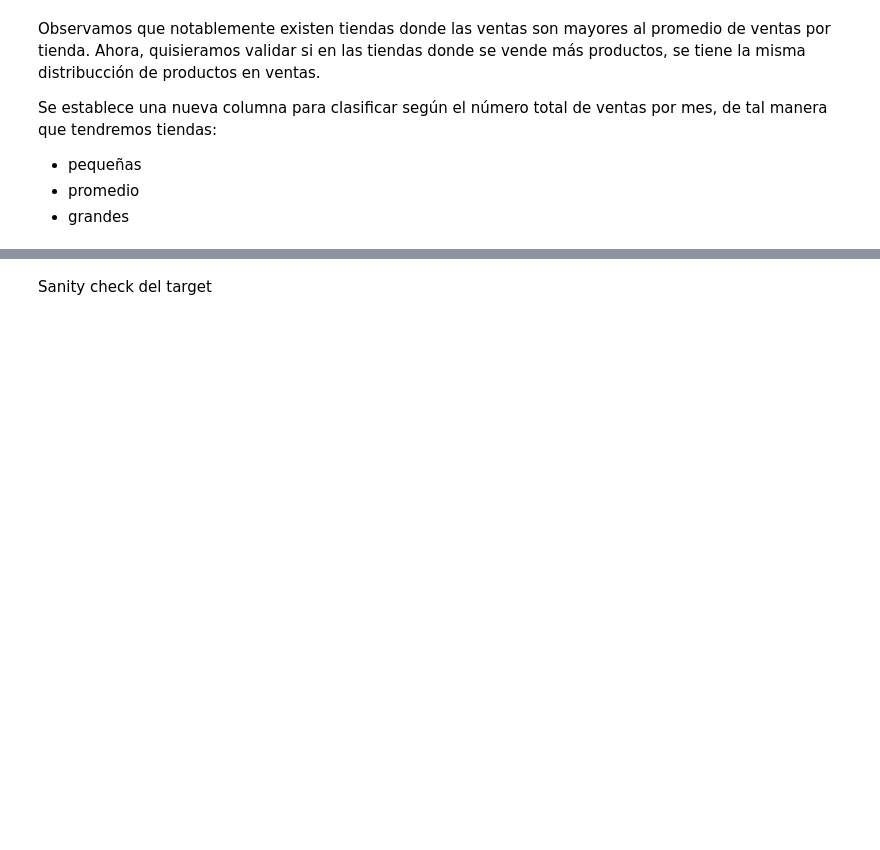
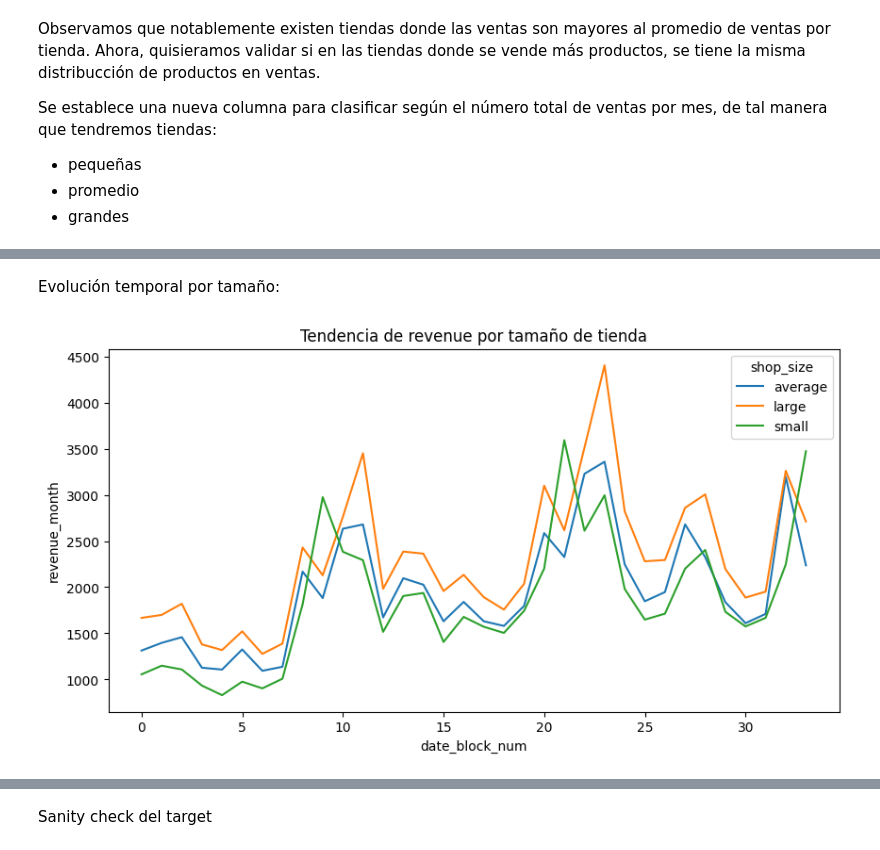
Before and after one commit to Andrea-Monserrat/Prediccion_de-_demanda_en_retail, a Jupyter notebook: notebooks/01_EDA.ipynb, the cells around one changed output, grey strips where cells are left out. Drawn from its saved outputs; the diff is of its cells as text; code cells hidden in the pictures; blank space fills up the shorter version.

```diff
--- a/notebooks/01_EDA.ipynb
+++ b/notebooks/01_EDA.ipynb
@@ -309,0 +284,15 @@ monthly
+# %% [markdown]
+Evolución temporal por tamaño:
+# %%
+df_time = (
+    monthly.groupby(['date_block_num', 'shop_size'])['revenue_month']
+      .mean()
+      .reset_index()
+)
+
+plt.figure(figsize=(10,5))
+sns.lineplot(data=df_time, x='date_block_num', y='revenue_month', hue='shop_size')
+plt.title('Tendencia de revenue por tamaño de tienda')
+plt.show()
+# %% [output]
+[figure, added]
```
Also changed, not shown: parts of 13 cells of this notebook.
